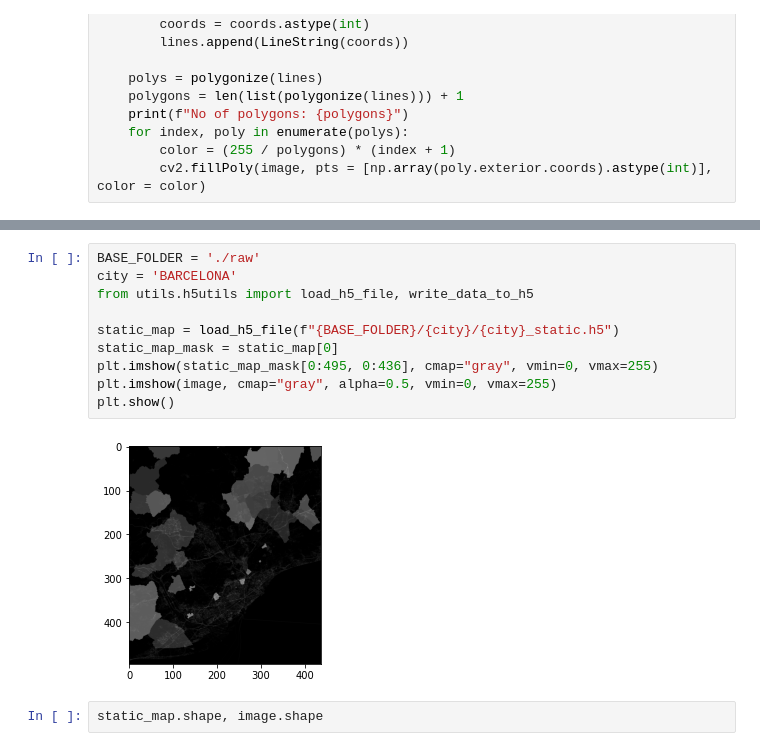
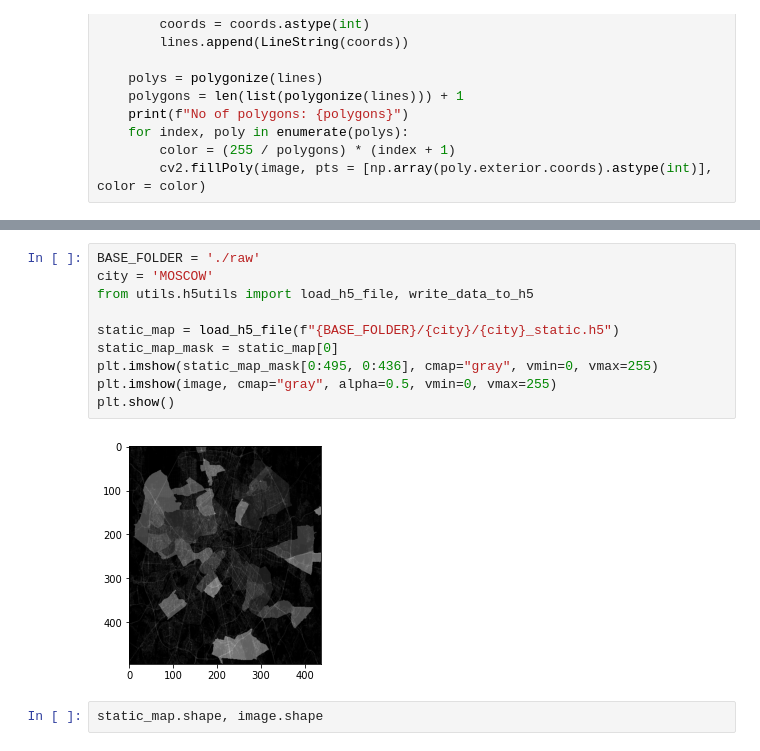
Before and after one commit to D3auuvc/ut-its-project, a Jupyter notebook: map image.ipynb, the cells around one changed output, grey strips where cells are left out. Cells and saved outputs as stored; diff of their text form.

Commit message:
[Update] using moscow as example in Regions Mask generation

```diff
--- a/map image.ipynb
+++ b/map image.ipynb
@@ -161,15 +160,15 @@ No of polygons: 79
 # %%
 BASE_FOLDER = './raw'
-city = 'BARCELONA'
+city = 'MOSCOW'
 from utils.h5utils import load_h5_file, write_data_to_h5
 
 static_map = load_h5_file(f"{BASE_FOLDER}/{city}/{city}_static.h5")
 static_map_mask = static_map[0]
 plt.imshow(static_map_mask[0:495, 0:436], cmap="gray", vmin=0, vmax=255)
 plt.imshow(image, cmap="gray", alpha=0.5, vmin=0, vmax=255)
 plt.show()
 # %% [output]
-[figure, old version]
+[figure, new version]
 # %%
 static_map.shape, image.shape
 # %% [output]
```
Also changed, not shown: parts of 5 cells of this notebook.
